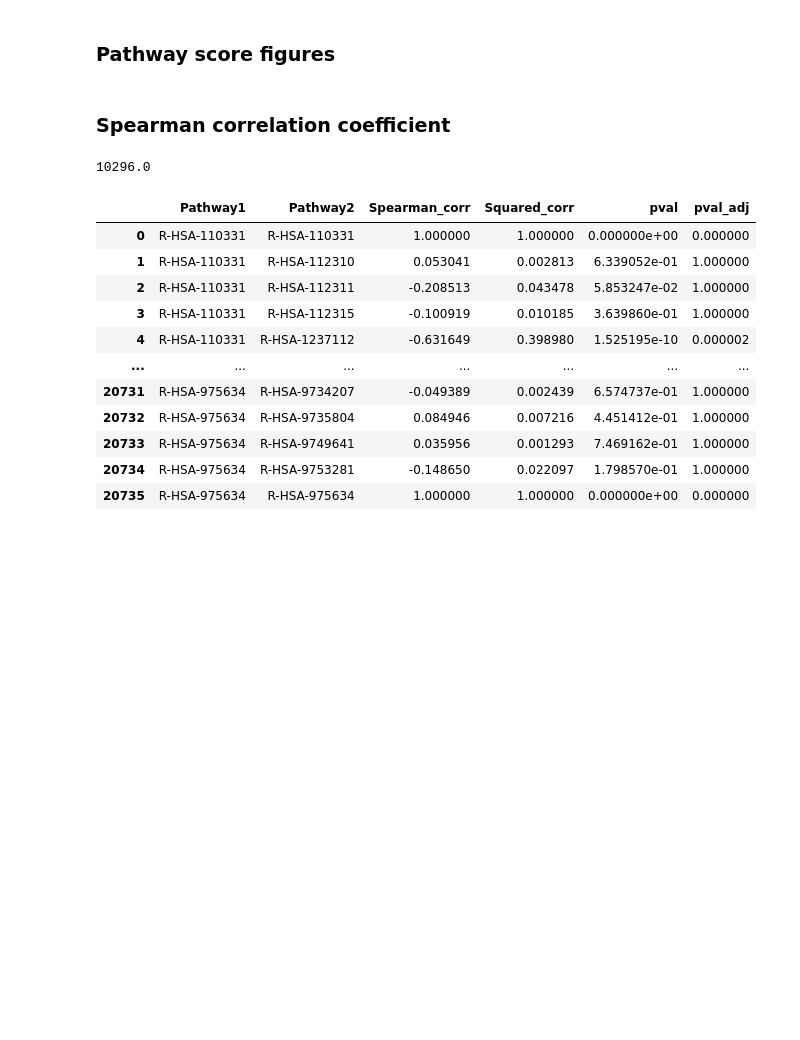
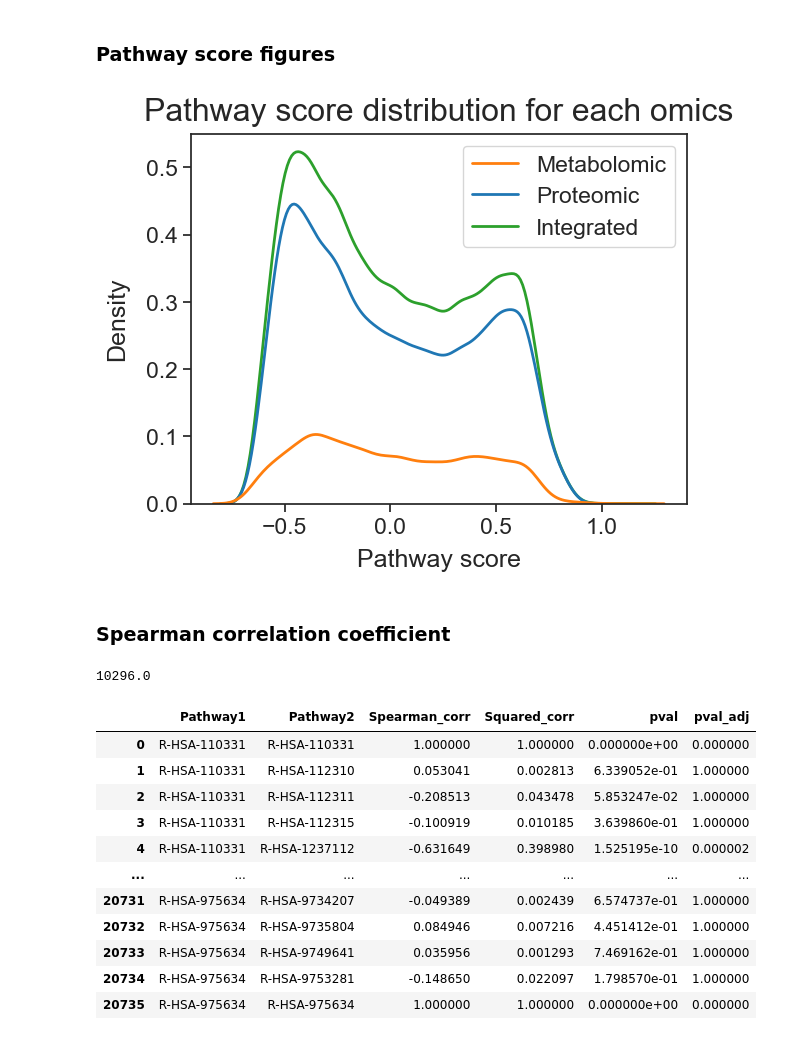
Before and after one commit to j-keung/multiomics-pathway-analysis, a Jupyter notebook: main_scripts/main_workflow.ipynb, the cells around one changed output. Cells and saved outputs as stored; diff of their text form; code cells hidden in the pictures; blank space fills up the shorter version.

```diff
--- a/main_scripts/main_workflow.ipynb
+++ b/main_scripts/main_workflow.ipynb
@@ -293,6 +337,6 @@ kpca_scores
 # %%
 #Convert pathway ID to name
-root_path = pd.read_excel('Data/Root_pathways.xlsx', header=None)
+root_path = pd.read_excel('../Data/Root_pathways.xlsx', header=None)
 root_pathway_dict = {root_path[0][i]:root_path[1][i] for i in range(0,len(root_path))}
 
 root_pathway_names = list(root_pathway_dict.keys())
@@ -318,27 +362,39 @@ plt.xlabel('Pathway score',fontsize=13, labelpad=5)
 plt.ylabel('Count',fontsize=13, labelpad=10) ;
 
 #plt.savefig( 'Figures/metabolite_pathway_distribution.png' , dpi=300,bbox_inches = 'tight' , pad_inches = 0.2 , facecolor='w')
+# %%
+#Load in sequentially to form a density plot of the three different omics
+#metabolomic_distribution  = kpca_scores #all rows, all columns apart from last two
+#proteomic_distribution  = kpca_scores
+integrated_distribution  = kpca_scores
 # %%
 #Load in sequentially to form a density plot of the three different omics
-#metabolomic_distribution  = kpca_scores #all rows, all columns apart from last two
-#proteomic_distribution  = kpca_scores
-#integrated_distribution  = kpca_scores
+
+sns.set(font_scale = 1.5)
+sns.set_style("ticks") # same as "white" but with ticks
 
 metabolomic_list = metabolomic_distribution.stack().reset_index()
 metabolomic_list.columns.values[2] = "Metabolomic"
 
 proteomic_list = proteomic_distribution.stack().reset_index()
 proteomic_list.columns.values[2] = "Proteomic"
 
 integrated_list = integrated_distribution.stack().reset_index()
 integrated_list.columns.values[2] = "Integrated"
 
 omics_df = pd.concat([metabolomic_list.Metabolomic, proteomic_list.Proteomic,integrated_list.Integrated], axis=1)
-omics_df
-sns.kdeplot(data=omics_df)
-plt.title('Omics pathway score distribution',fontsize=16)
-plt.xlabel('Pathway score',fontsize=13)
-plt.ylabel('Density',fontsize=13) ;
+
+#Change because I want metabolomics to be orange, proteomics to be blue
+palette = ['tab:orange', 'tab:blue', 'tab:green']
+
+sns.kdeplot(data=omics_df, palette=palette, linewidth=2)
+plt.title('Pathway score distribution for each omics',  fontsize=23, pad = 10)
+plt.xlabel('Pathway score',fontsize=18, labelpad=8)
+plt.ylabel('Density',fontsize=18, labelpad=12) ;
+
+#plt.savefig( '../Figures/omics_pathway_distribution.png' , dpi=300,bbox_inches = 'tight' , pad_inches = 0.2 , facecolor='w')
+# %% [output]
+[figure, added]
 # %%
 #PCA of pathway scores
 
```
Also changed, not shown: parts of 10 cells of this notebook, 1 other file.
